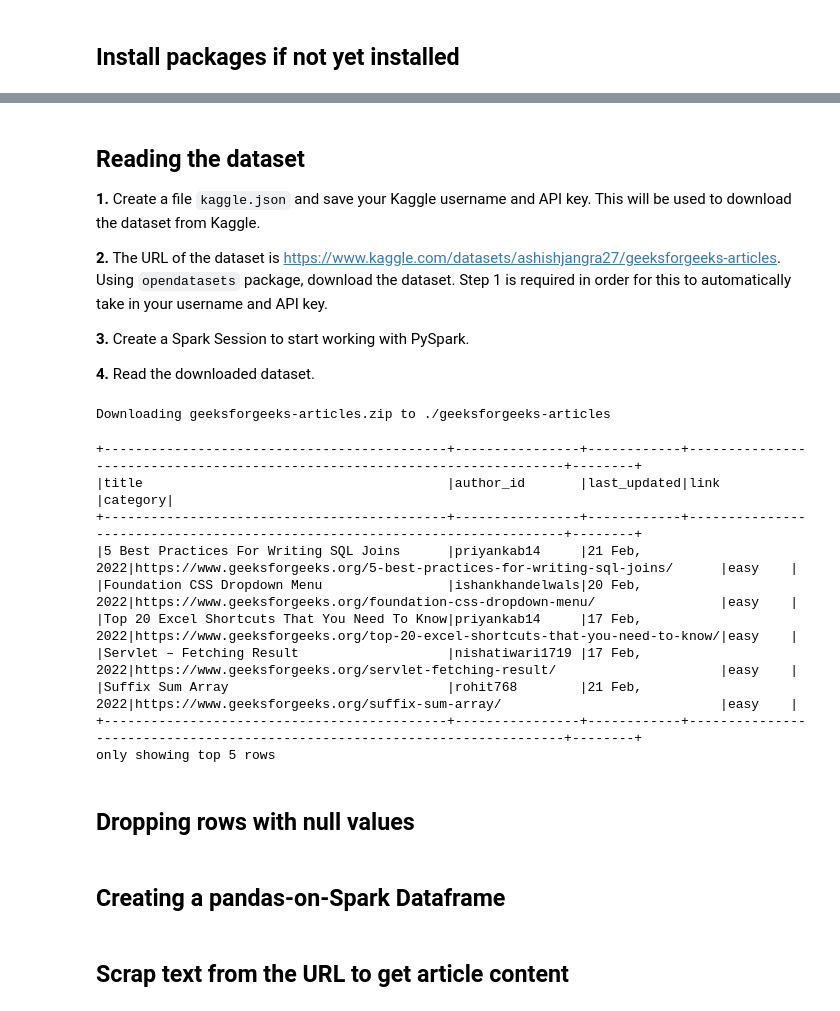
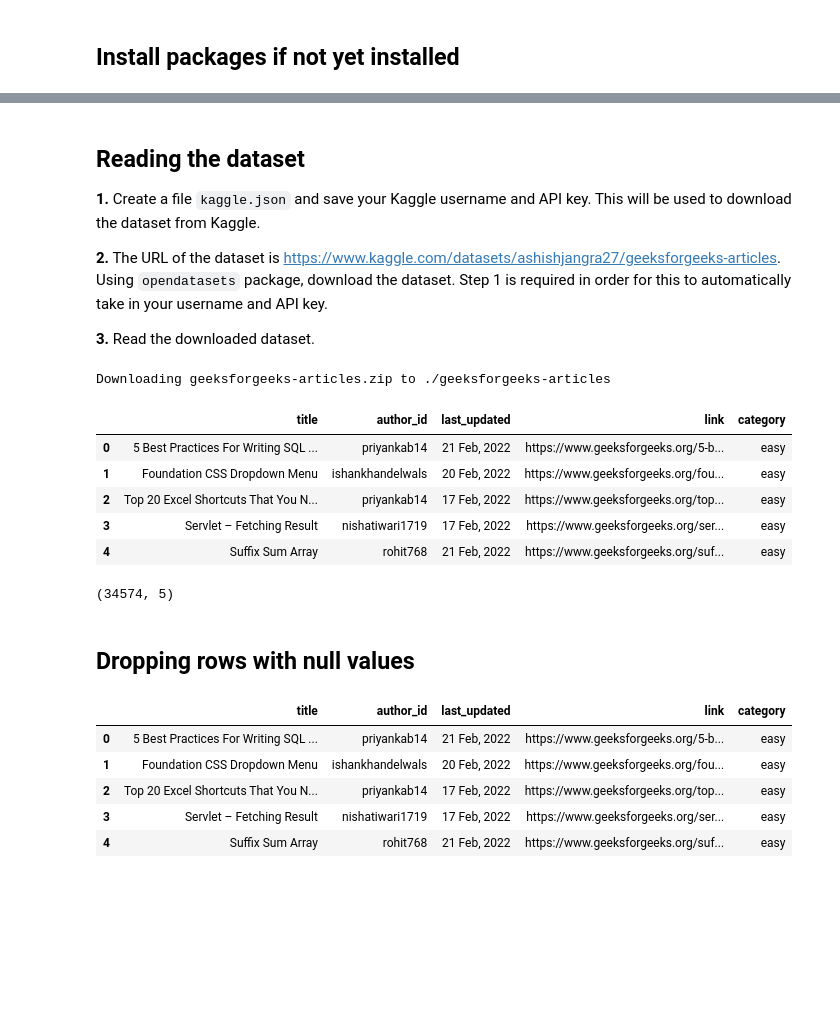
Before and after one commit to elakurthyshivani/GFG-Articles-Summarizer, a Jupyter notebook: dataset/BuildingDataset.ipynb, the cells around one changed output, grey strips where cells are left out. Cells and saved outputs as stored; diff of their text form; code cells hidden in the pictures; blank space fills up the shorter version.

```diff
--- a/dataset/BuildingDataset.ipynb
+++ b/dataset/BuildingDataset.ipynb
@@ -31,9 +31,7 @@ Successfully installed pyspark-3.4.1
 
 **2.** The URL of the dataset is [https://www.kaggle.com/datasets/ashishjangra27/geeksforgeeks-articles](https://www.kaggle.com/datasets/ashishjangra27/geeksforgeeks-articles "GeeksForGeeks Articles Dataset"). Using `opendatasets` package, download the dataset. Step 1 is required in order for this to automatically take in your username and API key.
 
-**3.** Create a Spark Session to start working with PySpark.
-
-**4.** Read the downloaded dataset.
+**3.** Read the downloaded dataset.
 # %%
 import json
 import opendatasets as od
@@ -53,23 +48,19 @@ spark=SparkSession.builder.config('spark.app.name', 'geeks_for_geeks_articles').
 # %%
 # Reading the dataset.
-articles=spark.read.option('header', True)\
-          .option('inferSchema', True)\
-          .csv(r"geeksforgeeks-articles/articles.csv")
-articles.show(5, truncate=False)
+articles=pd.read_csv(r"geeksforgeeks-articles/articles.csv")
+articles.head()
 # %% [output]
-+--------------------------------------------+----------------+------------+---------------------------------------------------------------------------+--------+
-|title                                       |author_id       |last_updated|link                                                                       |category|
-+--------------------------------------------+----------------+------------+---------------------------------------------------------------------------+--------+
-|5 Best Practices For Writing SQL Joins      |priyankab14     |21 Feb, 2022|https://www.geeksforgeeks.org/5-best-practices-for-writing-sql-joins/      |easy    |
-|Foundation CSS Dropdown Menu                |ishankhandelwals|20 Feb, 2022|https://www.geeksforgeeks.org/foundation-css-dropdown-menu/                |easy    |
-|Top 20 Excel Shortcuts That You Need To Know|priyankab14     |17 Feb, 2022|https://www.geeksforgeeks.org/top-20-excel-shortcuts-that-you-need-to-know/|easy    |
-|Servlet – Fetching Result                   |nishatiwari1719 |17 Feb, 2022|https://www.geeksforgeeks.org/servlet-fetching-result/                     |easy    |
-|Suffix Sum Array                            |rohit768        |21 Feb, 2022|https://www.geeksforgeeks.org/suffix-sum-array/                            |easy    |
-+--------------------------------------------+----------------+------------+---------------------------------------------------------------------------+--------+
-only showing top 5 rows
+|  | title | author_id | last_updated | link | category |
+| 0 | 5 Best Practices For Writing SQL ... | priyankab14 | 21 Feb, 2022 | https://www.geeksforgeeks.org/5-b... | easy |
+| 1 | Foundation CSS Dropdown Menu | ishankhandelwals | 20 Feb, 2022 | https://www.geeksforgeeks.org/fou... | easy |
+| 2 | Top 20 Excel Shortcuts That You N... | priyankab14 | 17 Feb, 2022 | https://www.geeksforgeeks.org/top... | easy |
+| 3 | Servlet – Fetching Result | nishatiwari1719 | 17 Feb, 2022 | https://www.geeksforgeeks.org/ser... | easy |
+| 4 | Suffix Sum Array | rohit768 | 21 Feb, 2022 | https://www.geeksforgeeks.org/suf... | easy |
+# %%
+articles.shape
+# %% [output]
+(34574, 5)
 # %% [markdown]
 ## **Dropping rows with null values**
 # %%
 articles=articles.dropna()
-# %% [markdown]
-## **Creating a pandas-on-Spark Dataframe**
@@ -80,2 +67,11 @@ articles.loc[1:5]
-# %% [markdown]
-## **Scrap text from the URL to get article content**
+# %%
+# Reset index.
+articles=articles.reset_index().drop("index", axis=1)
+articles.head()
+# %% [output]
+|  | title | author_id | last_updated | link | category |
+| 0 | 5 Best Practices For Writing SQL ... | priyankab14 | 21 Feb, 2022 | https://www.geeksforgeeks.org/5-b... | easy |
+| 1 | Foundation CSS Dropdown Menu | ishankhandelwals | 20 Feb, 2022 | https://www.geeksforgeeks.org/fou... | easy |
+| 2 | Top 20 Excel Shortcuts That You N... | priyankab14 | 17 Feb, 2022 | https://www.geeksforgeeks.org/top... | easy |
+| 3 | Servlet – Fetching Result | nishatiwari1719 | 17 Feb, 2022 | https://www.geeksforgeeks.org/ser... | easy |
+| 4 | Suffix Sum Array | rohit768 | 21 Feb, 2022 | https://www.geeksforgeeks.org/suf... | easy |
```
Also changed, not shown: parts of 26 cells of this notebook, 1 other file.
